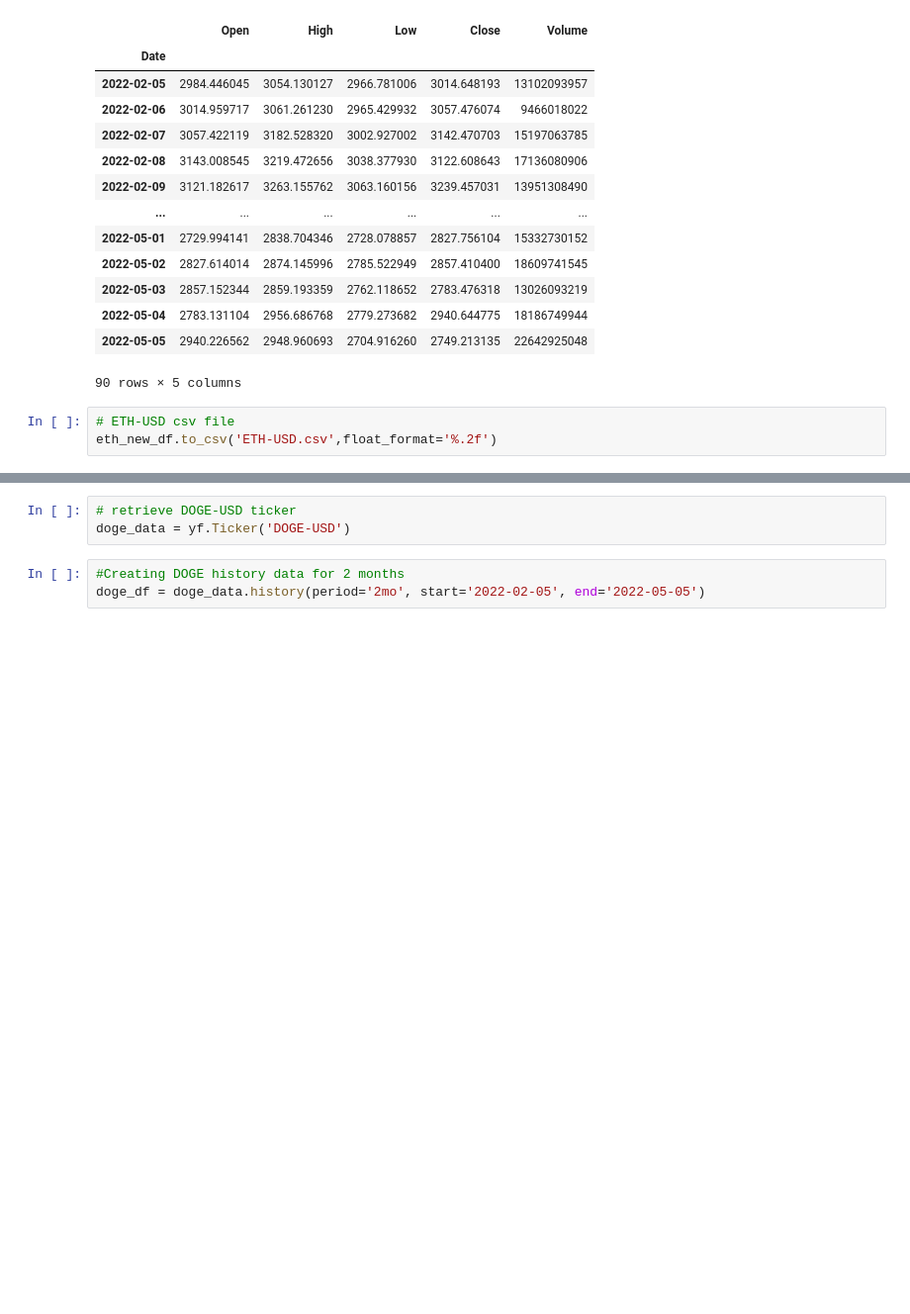
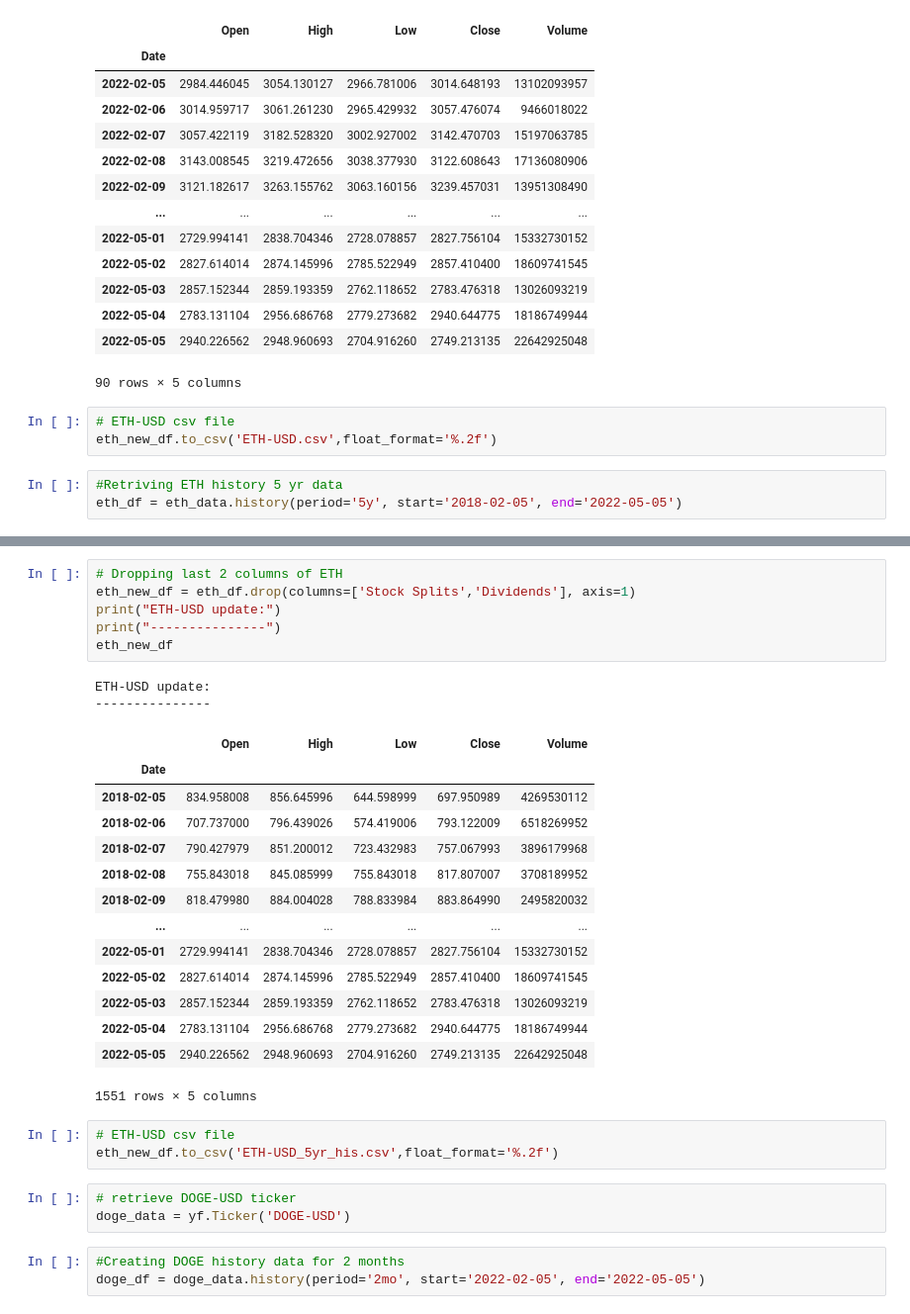
Before and after one commit to Ja1meV/Group_proj_, a Jupyter notebook: Jaime_/Indices_data.ipynb, the cells around one changed output, grey strips where cells are left out. Shown: that part at 99% size. Saved outputs shown, nothing was run; the diff lists cells and outputs as text; blank space fills up the shorter version.

```diff
--- a/Jaime_/Indices_data.ipynb
+++ b/Jaime_/Indices_data.ipynb
@@ -180,3 +180,6 @@ ETH-USD update:
 # %%
 # ETH-USD csv file
 eth_new_df.to_csv('ETH-USD.csv',float_format='%.2f')
+# %%
+#Retriving ETH history 5 yr data
+eth_df = eth_data.history(period='5y', start='2018-02-05', end='2022-05-05')
@@ -183,3 +209,29 @@ eth_new_df.to_csv('ETH-USD.csv',float_format='%.2f')
+# %%
+# Dropping last 2 columns of ETH
+eth_new_df = eth_df.drop(columns=['Stock Splits','Dividends'], axis=1)
+print("ETH-USD update:")
+print("---------------")
+eth_new_df
+# %% [output]
+ETH-USD update:
+---------------
+|  | Open | High | Low | Close | Volume |
+| Date |  |  |  |  |  |
+| 2018-02-05 | 834.958008 | 856.645996 | 644.598999 | 697.950989 | 4269530112 |
+| 2018-02-06 | 707.737000 | 796.439026 | 574.419006 | 793.122009 | 6518269952 |
+| 2018-02-07 | 790.427979 | 851.200012 | 723.432983 | 757.067993 | 3896179968 |
+| 2018-02-08 | 755.843018 | 845.085999 | 755.843018 | 817.807007 | 3708189952 |
+| 2018-02-09 | 818.479980 | 884.004028 | 788.833984 | 883.864990 | 2495820032 |
+| ... | ... | ... | ... | ... | ... |
+| 2022-05-01 | 2729.994141 | 2838.704346 | 2728.078857 | 2827.756104 | 15332730152 |
+| 2022-05-02 | 2827.614014 | 2874.145996 | 2785.522949 | 2857.410400 | 18609741545 |
+| 2022-05-03 | 2857.152344 | 2859.193359 | 2762.118652 | 2783.476318 | 13026093219 |
+| 2022-05-04 | 2783.131104 | 2956.686768 | 2779.273682 | 2940.644775 | 18186749944 |
+| 2022-05-05 | 2940.226562 | 2948.960693 | 2704.916260 | 2749.213135 | 22642925048 |
+1551 rows × 5 columns
+# %%
+# ETH-USD csv file
+eth_new_df.to_csv('ETH-USD_5yr_his.csv',float_format='%.2f')
 # %%
 # retrieve DOGE-USD ticker
 doge_data = yf.Ticker('DOGE-USD')
```
Also changed, not shown: parts of 13 cells of this notebook, 4 other files.
